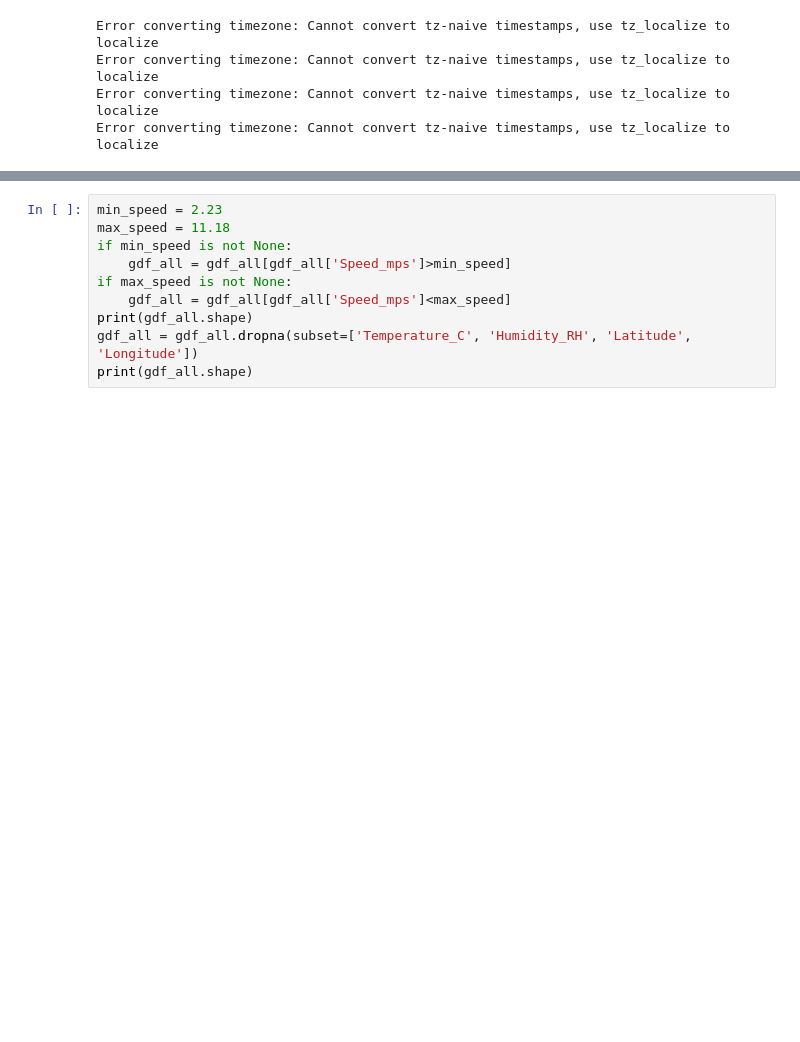
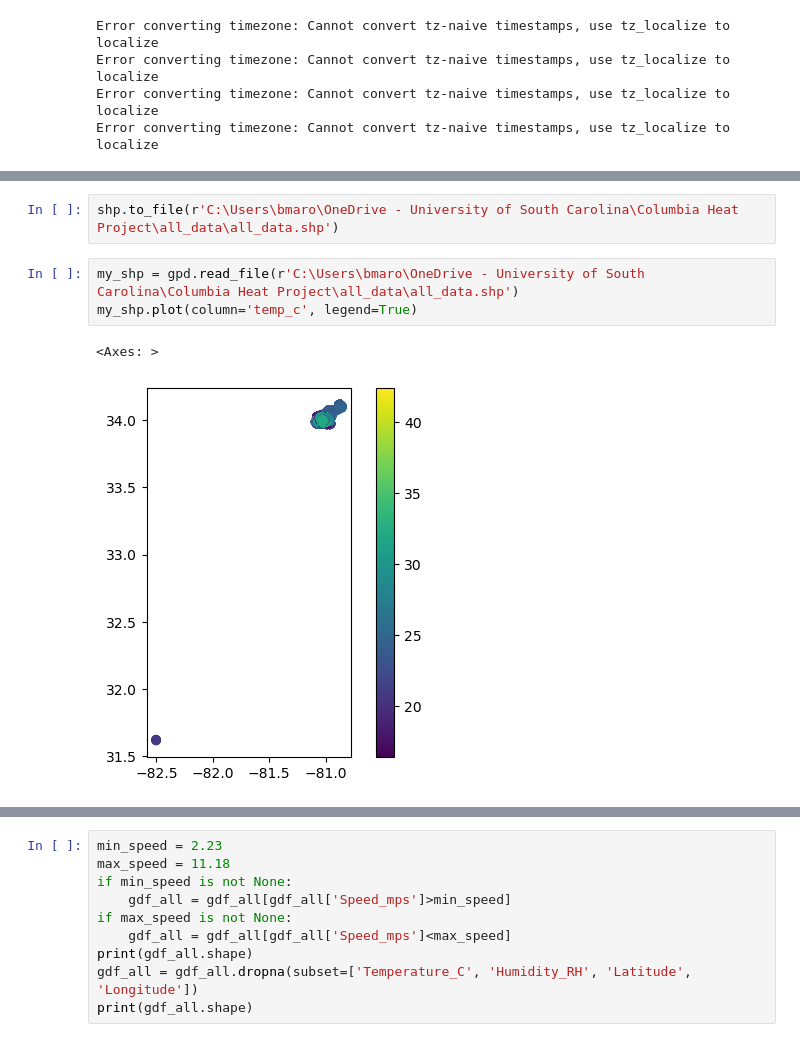
Before and after one commit to marositesUSC/heat_project, a Jupyter notebook: analysis/campaign_analysis.ipynb, the cells around one changed output, grey strips where cells are left out. Cells and saved outputs as stored; diff of their text form; blank space fills up the shorter version.

```diff
--- a/analysis/campaign_analysis.ipynb
+++ b/analysis/campaign_analysis.ipynb
@@ -259,0 +270,8 @@ Error converting timezone: Cannot convert tz-naive timestamps, use tz_localize t
+# %%
+shp.to_file(r'C:\Users\bmaro\OneDrive - University of South Carolina\Columbia Heat Project\all_data\all_data.shp')
+# %%
+my_shp = gpd.read_file(r'C:\Users\bmaro\OneDrive - University of South Carolina\Columbia Heat Project\all_data\all_data.shp')
+my_shp.plot(column='temp_c', legend=True)
+# %% [output]
+<Axes: >
+[figure, added]
```
Also changed, not shown: parts of 2 cells of this notebook.
